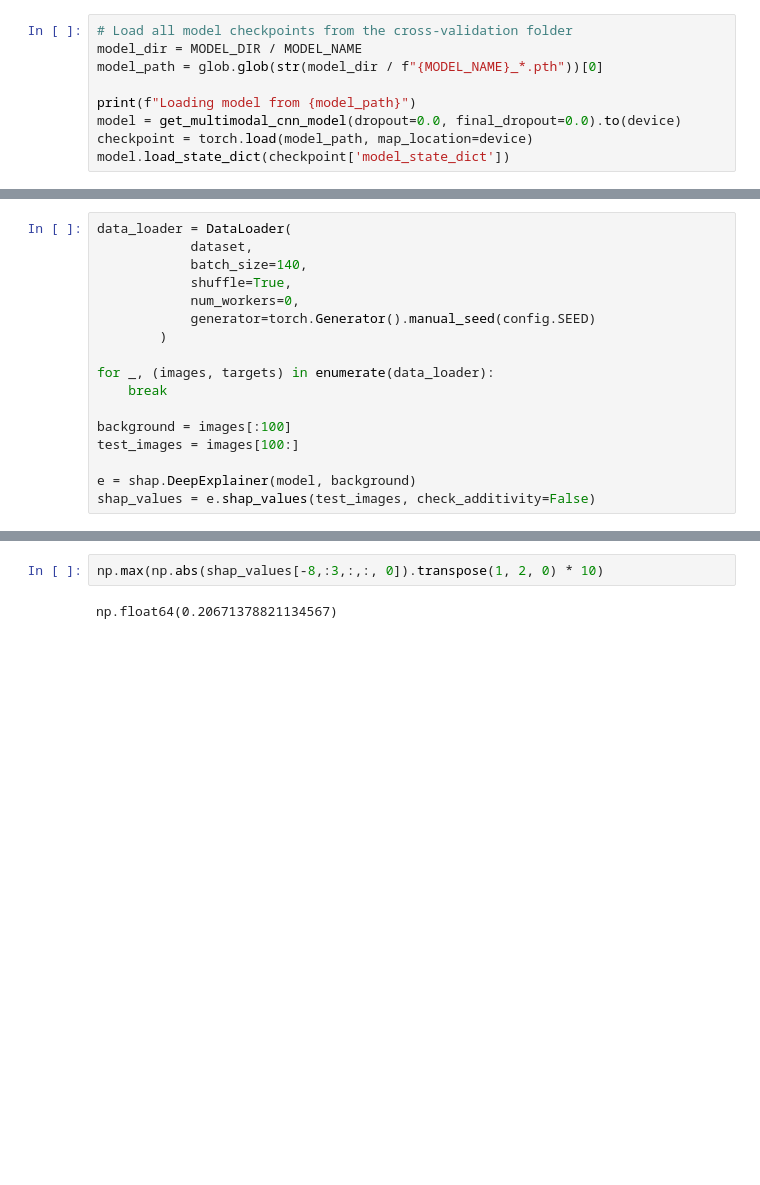
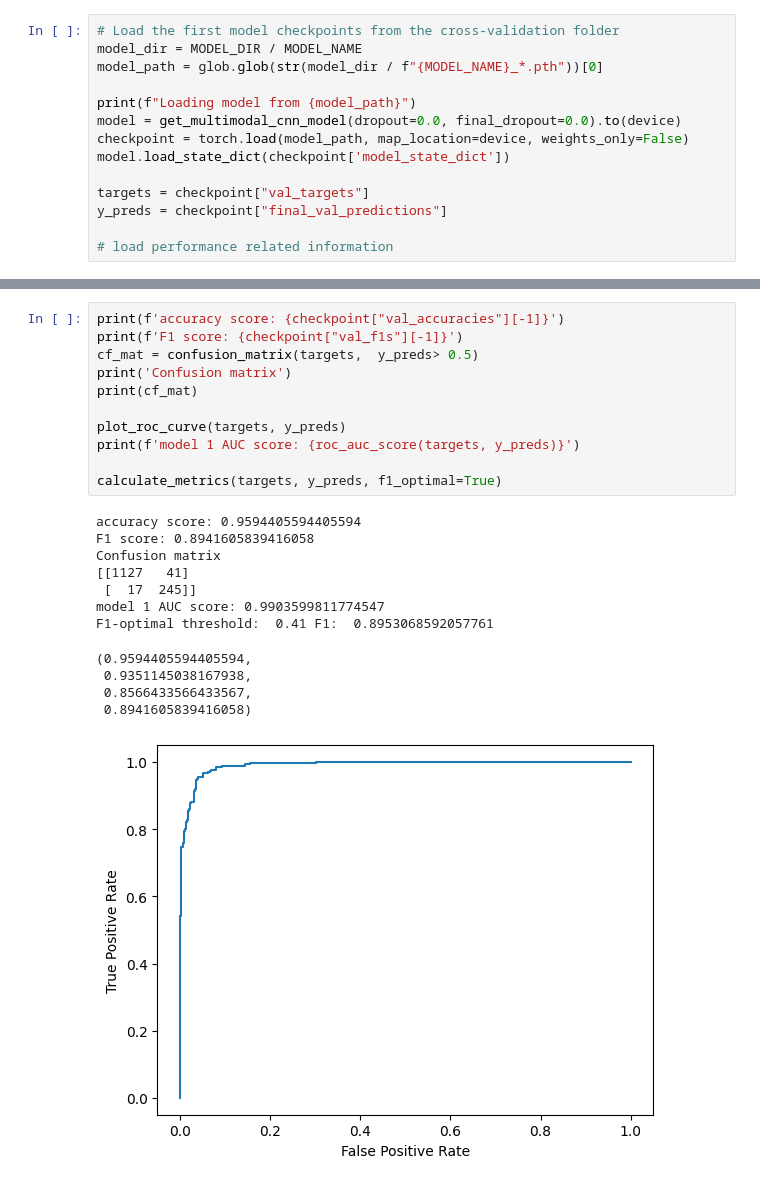
Before and after one commit to PhilipJanz/Landslide-Image-Classification, a Jupyter notebook: notebooks/XAI.ipynb, the cells around one changed output, grey strips where cells are left out. Saved outputs shown, nothing was run; the diff lists cells and outputs as text; blank space fills up the shorter version.

```diff
--- a/notebooks/XAI.ipynb
+++ b/notebooks/XAI.ipynb
@@ -42,9 +50,14 @@ Total memory usage: 1.09 GB
 # %%
-# Load all model checkpoints from the cross-validation folder
+# Load the first model checkpoints from the cross-validation folder
 model_dir = MODEL_DIR / MODEL_NAME
 model_path = glob.glob(str(model_dir / f"{MODEL_NAME}_*.pth"))[0]
 
 print(f"Loading model from {model_path}")
 model = get_multimodal_cnn_model(dropout=0.0, final_dropout=0.0).to(device)
-checkpoint = torch.load(model_path, map_location=device)
+checkpoint = torch.load(model_path, map_location=device, weights_only=False)
 model.load_state_dict(checkpoint['model_state_dict'])
+
+targets = checkpoint["val_targets"]
+y_preds = checkpoint["final_val_predictions"]
+
+# load performance related information
@@ -51,17 +65,0 @@ model.load_state_dict(checkpoint['model_state_dict'])
-# %%
-data_loader = DataLoader(
-            dataset,
-            batch_size=140,
-            shuffle=True,
-            num_workers=0,
-            generator=torch.Generator().manual_seed(config.SEED)
-        )
-
-for _, (images, targets) in enumerate(data_loader):
-    break
-
-background = images[:100]
-test_images = images[100:]
-
-e = shap.DeepExplainer(model, background)
-shap_values = e.shap_values(test_images, check_additivity=False)
@@ -105,4 +66,24 @@ Clipping input data to the valid range for imshow with RGB data ([0..1] for floa
-# %%
-np.max(np.abs(shap_values[-8,:3,:,:, 0]).transpose(1, 2, 0) * 10)
-# %% [output]
-np.float64(0.20671378821134567)
+# %%
+print(f'accuracy score: {checkpoint["val_accuracies"][-1]}')
+print(f'F1 score: {checkpoint["val_f1s"][-1]}')
+cf_mat = confusion_matrix(targets,  y_preds> 0.5)
+print('Confusion matrix')
+print(cf_mat)
+
+plot_roc_curve(targets, y_preds)
+print(f'model 1 AUC score: {roc_auc_score(targets, y_preds)}')
+
+calculate_metrics(targets, y_preds, f1_optimal=True)
+# %% [output]
+accuracy score: 0.9594405594405594
+F1 score: 0.8941605839416058
+Confusion matrix
+[[1127   41]
+ [  17  245]]
+model 1 AUC score: 0.9903599811774547
+F1-optimal threshold:  0.41 F1:  0.8953068592057761
+(0.9594405594405594,
+ 0.9351145038167938,
+ 0.8566433566433567,
+ 0.8941605839416058)
+[figure, added]
```
Also changed, not shown: parts of 13 cells of this notebook, 2 other files.
